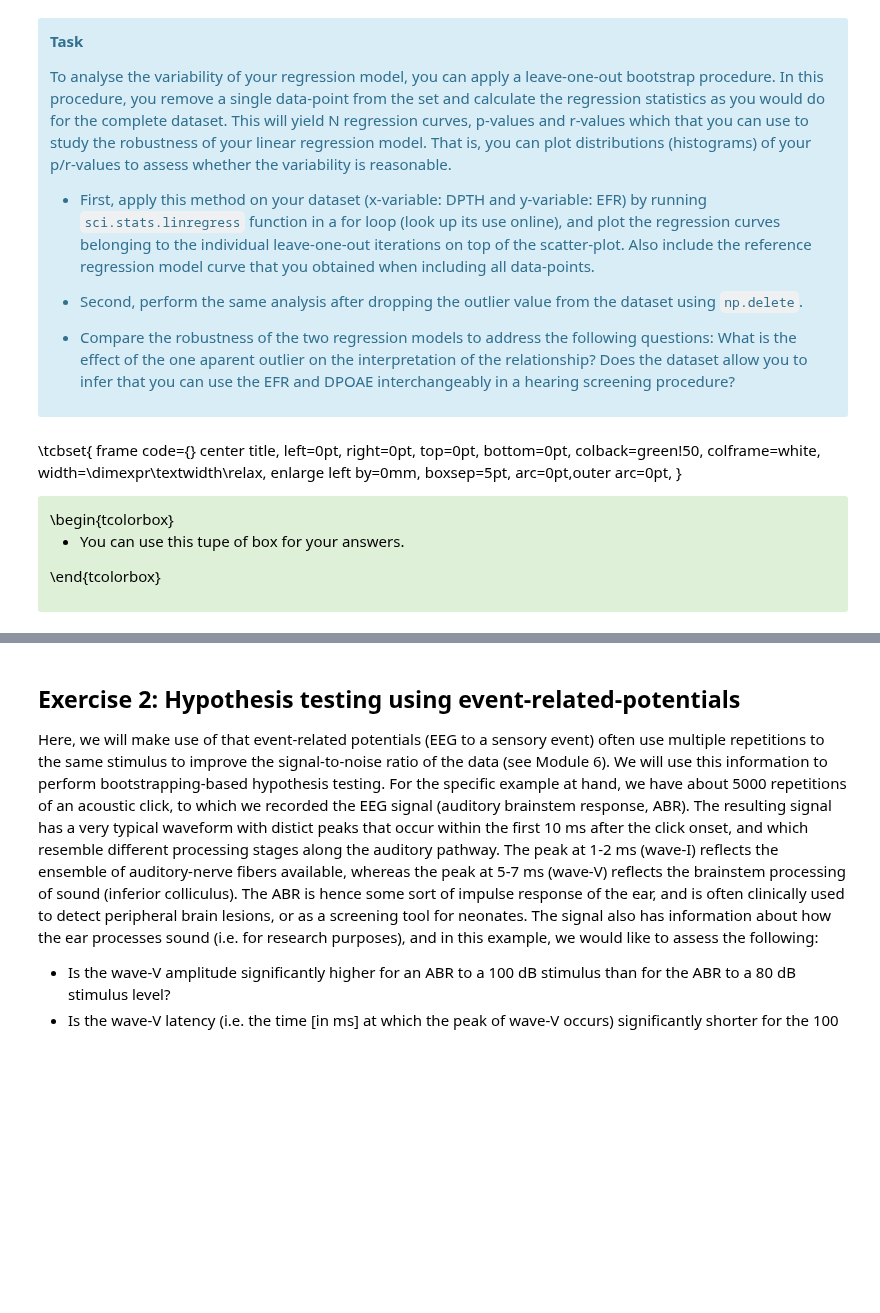
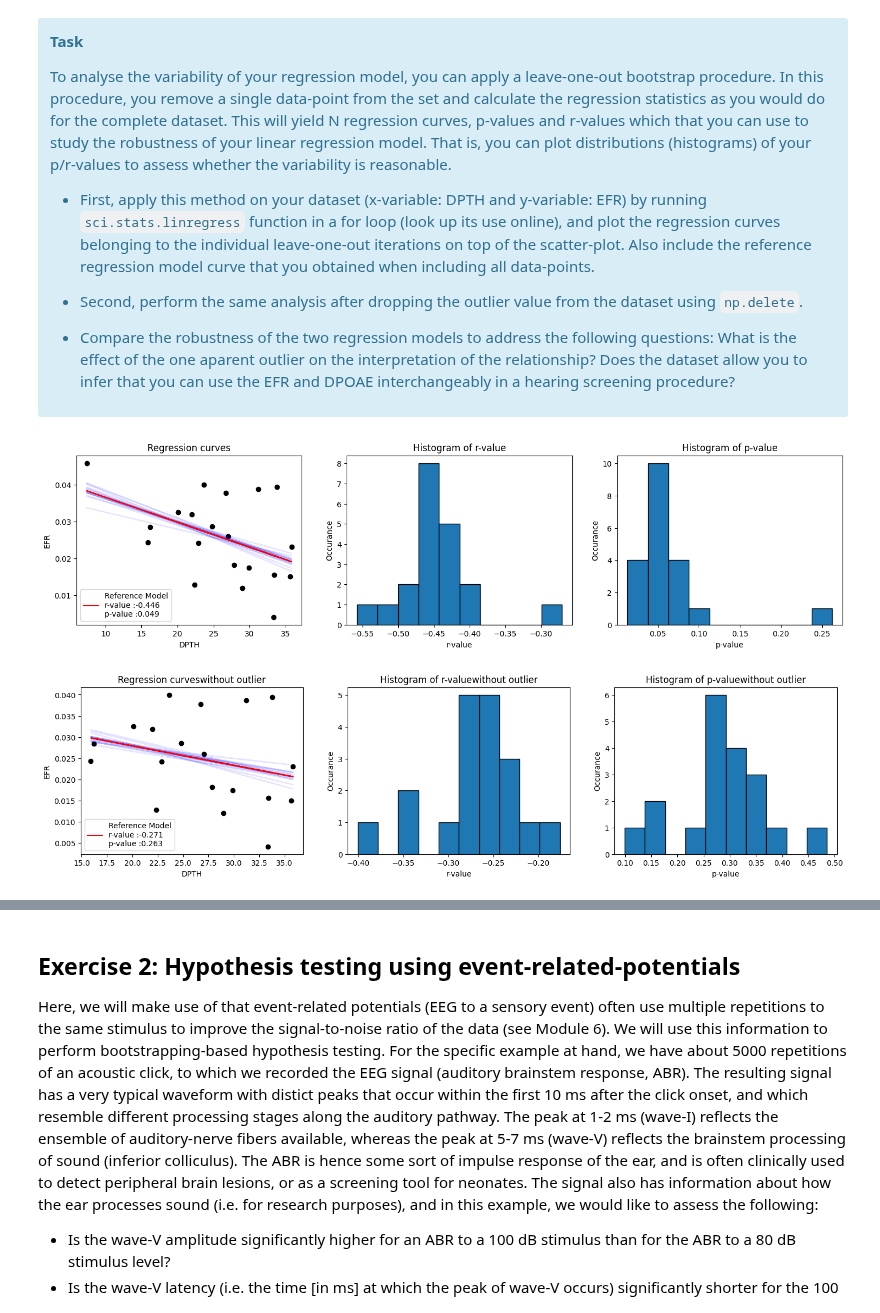
Before and after one commit to vbelpair/Ugent, a Jupyter notebook: Medical_Signal_Processing_and_Statistics/assignment_7/ex07.ipynb, the cells around one changed output, grey strips where cells are left out. Saved outputs shown, nothing was run; the diff lists cells and outputs as text; code cells hidden in the pictures; blank space fills up the shorter version.

```diff
--- a/Medical_Signal_Processing_and_Statistics/assignment_7/ex07.ipynb
+++ b/Medical_Signal_Processing_and_Statistics/assignment_7/ex07.ipynb
@@ -93,11 +94,54 @@ To analyse the variability of your regression model, you can apply a leave-one-o
-# %% [markdown]
-\tcbset{ frame code={} center title, left=0pt, right=0pt, top=0pt, bottom=0pt, colback=green!50, colframe=white, width=\dimexpr\textwidth\relax, enlarge left by=0mm, boxsep=5pt, arc=0pt,outer arc=0pt, }
-<div class="alert alert-success">
-<span style="color:black">
-\begin{tcolorbox}
-
-* You can use this tupe of box for your answers.
-
-\end{tcolorbox}
-
-</span>
+# %%
+#Your code goes here
+x, y = DPTH, EFR
+
+def leave_one_out_analysis(x, y, labels=['x', 'y'], add_to_title=''):
+
+    # reference regression model with all datapoints
+    reg = sci.stats.linregress(x, y)
+
+    # leave-one-out bootstrap method
+    N = len(x)
+    slopes, intercepts, rvals, pvals = np.zeros(N), np.zeros(N), np.zeros(N), np.zeros(N)
+    for i in range(N):
+        a, b, r, p, stderr = sci.stats.linregress(np.delete(x, i), np.delete(y, i))
+        slopes[i], intercepts[i], rvals[i], pvals[i] = a, b, r, p
+
+    # plotting the regression lines and the histograms for the r- and p-values
+    fig, (ax1, ax2, ax3) = plt.subplots(ncols=3, figsize=(18,4))
+
+    # regressioon lines
+    ax1.scatter(x, y, color='black')
+    ax1.set_title("Regression curves" + add_to_title)
+    for i in range(N):
+        ax1.plot(x, slopes[i] * x + intercepts[i], color='blue', alpha=0.1)
+    ax1.plot(x, reg.slope * x + reg.intercept, color='red',
+            label='Reference Model'+f'\nr-value :{round(reg.rvalue,3)}'+f'\np-value :{round(reg.pvalue,3)}')
+    ax1.set_xlabel(labels[0])
+    ax1.set_ylabel(labels[1])
+    ax1.legend()
+
+    # r-values histogram
+    ax2.hist(rvals, edgecolor='black')
+    ax2.set_title('Histogram of r-value' + add_to_title)
+    ax2.set_xlabel('r-value')
+    ax2.set_ylabel('Occurance')
+
+    # p-values histogram
+    ax3.hist(pvals, edgecolor='black')
+    ax3.set_title('Histogram of p-value' + add_to_title)
+    ax3.set_xlabel('p-value')
+    ax3.set_ylabel('Occurance')
+
+# analysis with outlier
+leave_one_out_analysis(x, y, labels=['DPTH', 'EFR'])
+
+# find the outlier: the outlier is the datapoint furthest from the mean center point = (np.mean(x), np.mean(y))
+squared_distances = np.array((x-np.mean(x))**2 + (y-np.mean(y)**2))
+index_outlier = np.argmax(squared_distances)
+
+# analysis without outlier
+leave_one_out_analysis(np.delete(x, index_outlier), np.delete(y, index_outlier), labels=['DPTH', 'EFR'], add_to_title='without outlier')
+# %% [output]
+[figure, added]
+[figure, added]
```
Also changed, not shown: parts of 8 cells of this notebook, 1 other file.
